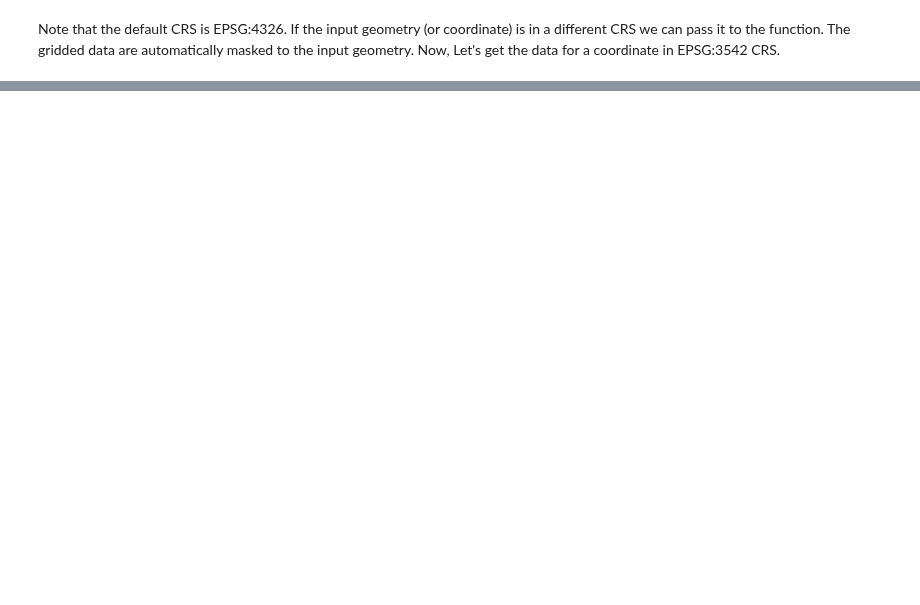
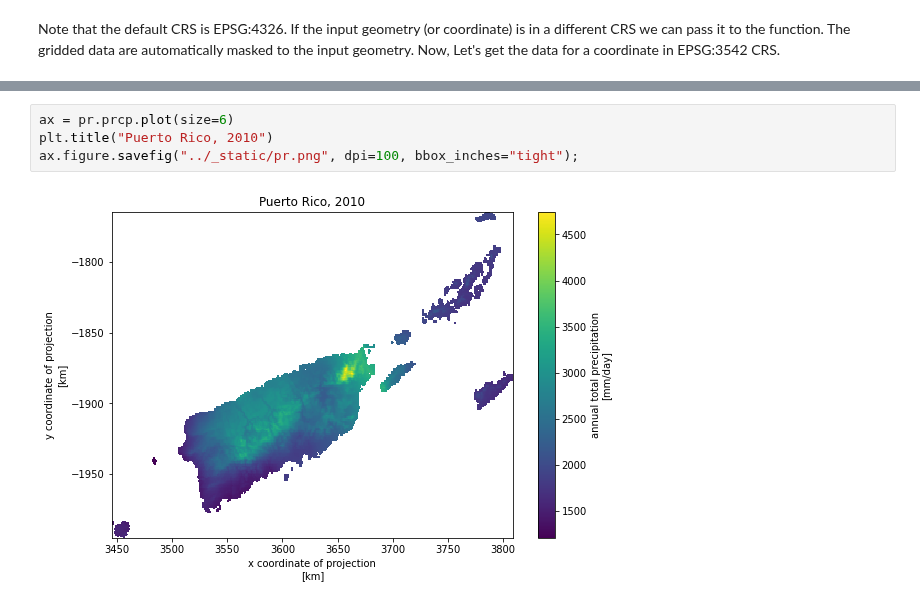
Before and after one commit to hyriver/pygeohydro, a Jupyter notebook: docs/examples/daymet.ipynb, the cells around one changed output, grey strips where cells are left out. Drawn from its saved outputs; the diff is of its cells as text; blank space fills up the shorter version.

```diff
--- a/docs/examples/daymet.ipynb
+++ b/docs/examples/daymet.ipynb
@@ -51,0 +70,6 @@ plt.tight_layout()
+# %%
+ax = pr.prcp.plot(size=6)
+plt.title("Puerto Rico, 2010")
+ax.figure.savefig("../_static/pr.png", dpi=100, bbox_inches="tight");
+# %% [output]
+[figure, added]
```
Also changed, not shown: parts of 13 cells of this notebook, 7 other files.
